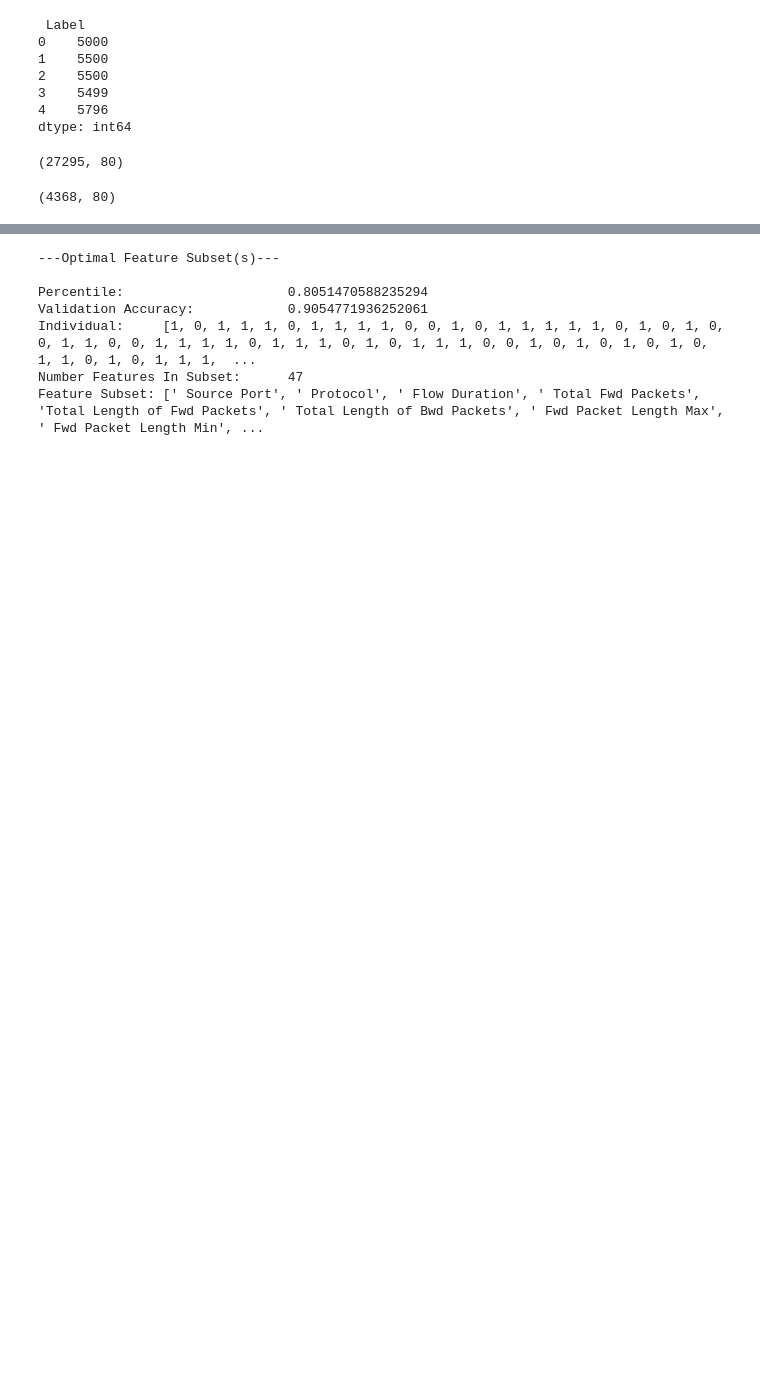
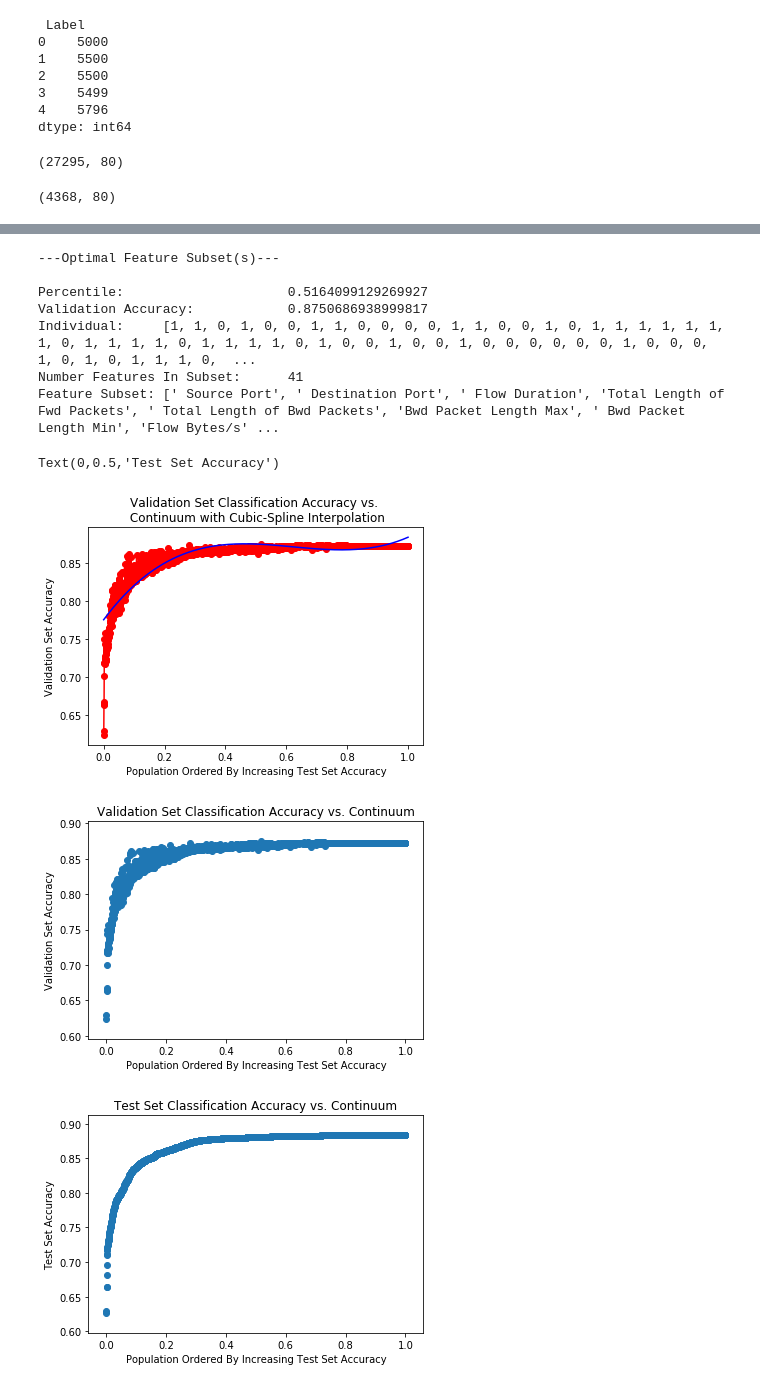
Before and after one commit to nyu-tandon-hsn-ai/FeatureSelection, a Jupyter notebook: genetic_wrapper.ipynb, the cells around one changed output, grey strips where cells are left out. Saved outputs shown, nothing was run; the diff lists cells and outputs as text; code cells hidden in the pictures; blank space fills up the shorter version.

Commit message:
added files for wrapper_rfe. added graphs

```diff
--- a/genetic_wrapper.ipynb
+++ b/genetic_wrapper.ipynb
@@ -44,8 +45,7 @@ allFeatures_full = dfData.drop([' Label'], axis=1)
 # omit the first 4 features
 allFeatures = allFeatures_full.iloc[:,4:]
 # %%
-import numpy as np
-#normalize
+# normalize
 from sklearn.preprocessing import normalize
 
-# allFeatures = normalize(allFeatures, axis=1, copy=True, return_norm=False)
+allFeatures = pd.DataFrame(normalize(allFeatures, axis=1, copy=True, return_norm=False), columns=column[4:-1])
@@ -115,15 +112,15 @@ toolbox.register("select", tools.selTournament, tournsize=3)
 def getHof():
 
 	# Initialize variables to use eaSimple
-	numPop = 100
-	numGen = 10
+	numPop = 200
+	numGen = 30
 	pop = toolbox.population(n=numPop)
 	hof = tools.HallOfFame(numPop * numGen)
 	stats = tools.Statistics(lambda ind: ind.fitness.values)
-	stats.register("avg", numpy.mean)
-	stats.register("std", numpy.std)
-	stats.register("min", numpy.min)
-	stats.register("max", numpy.max)
+	stats.register("avg", np.mean)
+	stats.register("std", np.std)
+	stats.register("min", np.min)
+	stats.register("max", np.max)
 
 	# Launch genetic algorithm
 	pop, log = algorithms.eaSimple(pop, toolbox, cxpb=0.5, mutpb=0.2, ngen=numGen, stats=stats, halloffame=hof, verbose=True)
@@ -220,8 +214,48 @@ for index in range(len(maxValAccSubsetIndicies)):
 # %% [output]
 ---Optimal Feature Subset(s)---
 
-Percentile:                     0.8051470588235294
-Validation Accuracy:            0.9054771936252061
-Individual:     [1, 0, 1, 1, 1, 0, 1, 1, 1, 1, 0, 0, 1, 0, 1, 1, 1, 1, 1, 0, 1, 0, 1, 0, 0, 1, 1, 0, 0, 1, 1, 1, 1, 0, 1, 1, 1, 0, 1, 0, 1, 1, 1, 0, 0, 1, 0, 1, 0, 1, 0, 1, 0, 1, 1, 0, 1, 0, 1, 1, 1,  ...
-Number Features In Subset:      47
-Feature Subset: [' Source Port', ' Protocol', ' Flow Duration', ' Total Fwd Packets', 'Total Length of Fwd Packets', ' Total Length of Bwd Packets', ' Fwd Packet Length Max', ' Fwd Packet Length Min', ...
+Percentile:                     0.5164099129269927
+Validation Accuracy:            0.8750686938999817
+Individual:     [1, 1, 0, 1, 0, 0, 1, 1, 0, 0, 0, 0, 1, 1, 0, 0, 1, 0, 1, 1, 1, 1, 1, 1, 1, 0, 1, 1, 1, 1, 0, 1, 1, 1, 1, 0, 1, 0, 0, 1, 0, 0, 1, 0, 0, 0, 0, 0, 0, 1, 0, 0, 0, 1, 0, 1, 0, 1, 1, 1, 0,  ...
+Number Features In Subset:      41
+Feature Subset: [' Source Port', ' Destination Port', ' Flow Duration', 'Total Length of Fwd Packets', ' Total Length of Bwd Packets', 'Bwd Packet Length Max', ' Bwd Packet Length Min', 'Flow Bytes/s' ...
+# %%
+import matplotlib.pyplot as plt
+
+'''
+	Now, we plot the test and validation classification accuracy to see how these numbers change as we move from our worst feature subsets to the
+	best feature subsets found by the genetic algorithm.
+'''
+
+# Calculate best fit line for validation classification accuracy (non-linear)
+tck = interpolate.splrep(percentileList, validationAccuracyList, s=5.0)
+ynew = interpolate.splev(percentileList, tck)
+
+e = plt.figure(1)
+plt.plot(percentileList, validationAccuracyList, marker='o', color='r')
+plt.plot(percentileList, ynew, color='b')
+plt.title('Validation Set Classification Accuracy vs. \n Continuum with Cubic-Spline Interpolation')
+plt.xlabel('Population Ordered By Increasing Test Set Accuracy')
+plt.ylabel('Validation Set Accuracy')
+# e.show()
+
+f = plt.figure(2)
+plt.scatter(percentileList, validationAccuracyList)
+plt.title('Validation Set Classification Accuracy vs. Continuum')
+plt.xlabel('Population Ordered By Increasing Test Set Accuracy')
+plt.ylabel('Validation Set Accuracy')
+# f.show()
+
+g = plt.figure(3)
+plt.scatter(percentileList, testAccuracyList)
+plt.title('Test Set Classification Accuracy vs. Continuum')
+plt.xlabel('Population Ordered By Increasing Test Set Accuracy')
+plt.ylabel('Test Set Accuracy')
+# g.show()
+
+# input()
+# %% [output]
+Text(0,0.5,'Test Set Accuracy')
+[figure, added]
+[figure, added]
+[figure, added]
```
Also changed, not shown: parts of 14 cells of this notebook, 2 other files.
